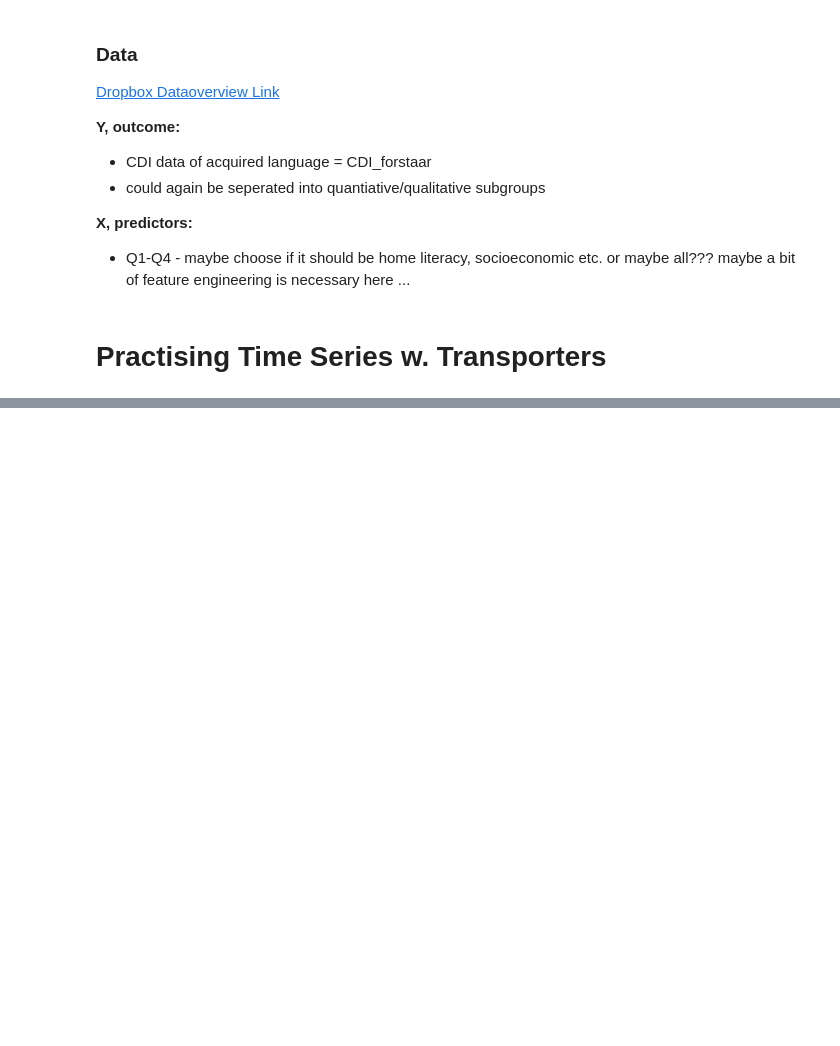
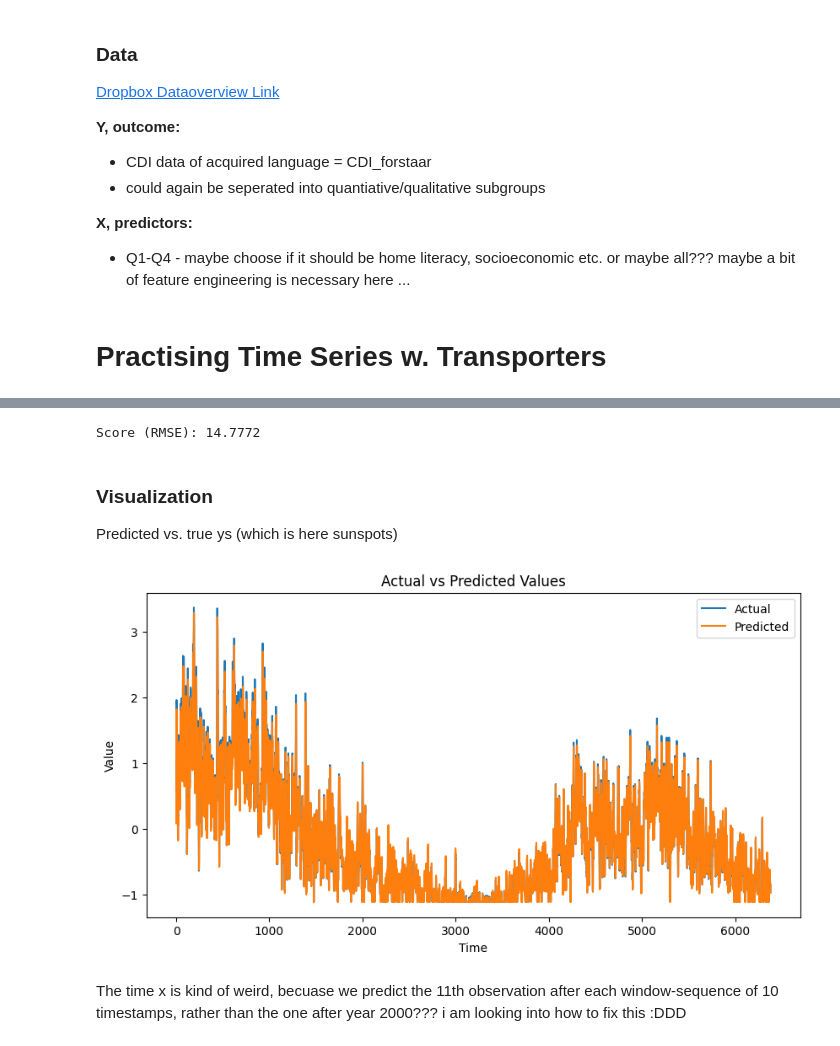
Before and after one commit to laurawpaaby/DataSci-AU-24, a Jupyter notebook: nbs/class_07/TIMESERIES_brainstorm.ipynb, the cells around one changed output, grey strips where cells are left out. Cells and saved outputs as stored; diff of their text form; code cells hidden in the pictures; blank space fills up the shorter version.

```diff
--- a/nbs/class_07/TIMESERIES_brainstorm.ipynb
+++ b/nbs/class_07/TIMESERIES_brainstorm.ipynb
@@ -39,0 +234,55 @@ from torch.optim.lr_scheduler import ReduceLROnPlateau
+# %%
+# Evaluation
+model.eval()
+predictions = []
+with torch.no_grad():
+    for batch in test_loader:
+        x_batch, y_batch = batch
+        x_batch = x_batch.to(device)
+        outputs = model(x_batch)
+        predictions.extend(outputs.squeeze().tolist())
+
+rmse = np.sqrt(np.mean((scaler.inverse_transform(np.array(predictions).reshape(-1, 1)) - scaler.inverse_transform(y_test.numpy().reshape(-1, 1)))**2))
+print(f"Score (RMSE): {rmse:.4f}")
+# %% [output]
+Score (RMSE): 14.7772
+# %% [markdown]
+### Visualization
+Predicted vs. true ys (which is here sunspots)
+# %%
+# Predict the test set
+# Put the model in evaluation mode. This is necessary because some layers like dropout or batchnorm
+# behave differently during training vs during testing.
+model.eval()
+
+# Lists to store the predicted and actual values.
+test_predictions = []
+test_actuals = []
+
+# torch.no_grad() tells PyTorch that we do not need to compute gradients during the forward pass.
+# This reduces memory consumption for computations, since gradients aren’t needed.
+with torch.no_grad():
+    for batch in test_loader:  # Loop over each batch from the test DataLoader.
+        x_batch, y_batch = batch  # Unpack the batch to get the input data and labels.
+        x_batch = x_batch.to(device)  # Move the input data to the device (CPU/GPU).
+
+        # Get model predictions for the current batch, move the predictions back to CPU,
+        # convert them to numpy array and extend the test_predictions list with these values.
+        test_predictions.extend(model(x_batch).cpu().numpy())
+
+        # Extend the test_actuals list with the actual values (ground truth).
+        test_actuals.extend(y_batch.numpy())
+
+# Plotting the actual vs predictions
+plt.figure(figsize=(10, 5))
+plt.plot(test_actuals, label='Actual')
+plt.plot(test_predictions, label='Predicted')
+plt.xlabel('Time')
+plt.ylabel('Value')
+plt.legend()
+plt.title('Actual vs Predicted Values')
+plt.show()
+# %% [output]
+[figure, added]
+# %% [markdown]
+The time x is kind of weird, becuase we predict the 11th observation after each window-sequence of 10 timestamps, rather than the one after year 2000??? i am looking into how to fix this :DDD
```
Also changed, not shown: parts of 14 cells of this notebook.
